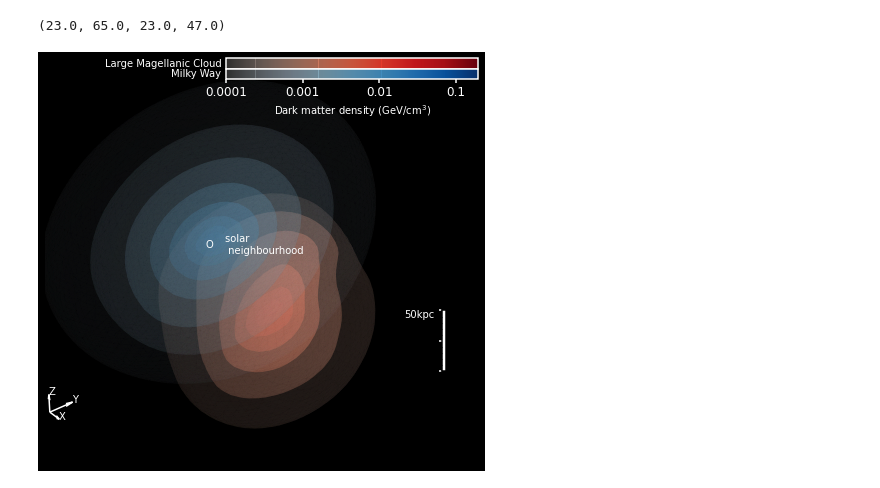
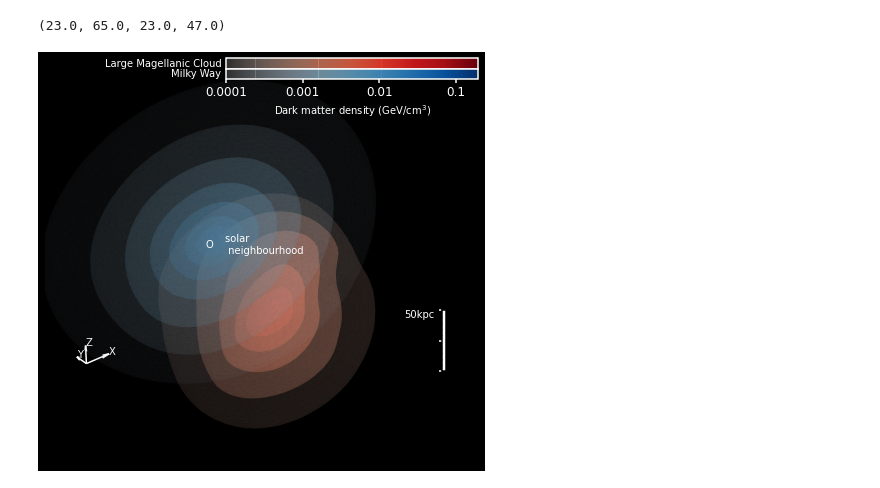
Before and after one commit to katelinbdonaldson/Local-LMC-dark-matter, a Jupyter notebook: Schematic Figure.ipynb, the cells around one changed output. Drawn from its saved outputs; the diff is of its cells as text; code cells hidden in the pictures.

Commit message:
Updated figure

```diff
--- a/Schematic Figure.ipynb
+++ b/Schematic Figure.ipynb
@@ -182,39 +182,39 @@ half = 71./2.
 rscldisc = 300./80.
 
 # vector indicators
-X = half-np.array([13,13,13])*1.2
+X = half-np.array([10,10,10])*1.2
 vecsize = 3
-U = [ vecsize, 0, 0]
+
+U = [ -vecsize, 0, 0]
 V = [ 0, vecsize, 0]
 W = [ 0, 0, vecsize]
 
-ax.quiver(X,X,X-10,U,V,W,color='white')
-ax.text(X[0]+vecsize,X[0],X[0]-10,'X',size=10,color='white')
-ax.text(X[0],X[0]+vecsize,X[0]-10,'Y',size=10,color='white')
-ax.text(X[0],X[0],X[0]+vecsize-10,'Z',size=10,color='white')
-
+ax.quiver(X,X,X-6,U,V,W,color='white')
+ax.text(X[0]-vecsize,X[0],X[0]-6,'Y',size=10,color='white')
+ax.text(X[0],X[0]+vecsize,X[0]-6,'X',size=10,color='white')
+ax.text(X[0],X[0],X[0]+vecsize-6,'Z',size=10,color='white')
 # create a blank subplot of the same dimensions on top of the contour plot to add annotations
 ax = fig.add_subplot(projection = '3d')
 
 ax.w_xaxis.set_pane_color((0.0, 0.0, 0.0, 0.0))
 ax.w_yaxis.set_pane_color((0.0, 0.0, 0.0, 0.0))
 ax.w_zaxis.set_pane_color((0.0, 0.0, 0.0, 0.0))
 ax.patch.set_alpha(0)
 
 minlim = int(0.3333*xsize)
 maxlim = int(0.6666*xsize)
 
 ax.set_xlim(minlim,65)
 ax.set_ylim(minlim,maxlim)
 ax.set_zlim(minlim,maxlim)
 
 ax.text(xsize/2.-rscldisc*0.07+1,xsize/2.,xsize/2.,'O', size = 10, color = 'white')
 ax.text(xsize/2.-rscldisc*0.07+5,xsize/2.,xsize/2.,'solar \n neighbourhood', size = 10, color = 'white')
 ax.text(xsize/2.-rscldisc*0.07+49,xsize/2.-10,xsize/2.+7,'50kpc', size = 10, color = 'white')
 
 ax.set_xticklabels(())
 ax.set_yticklabels(())
 ax.axis('off')
 # %% [output]
 (23.0, 65.0, 23.0, 47.0)
-[figure, old version]
+[figure, new version]
```
Also changed, not shown: 1 other file.
